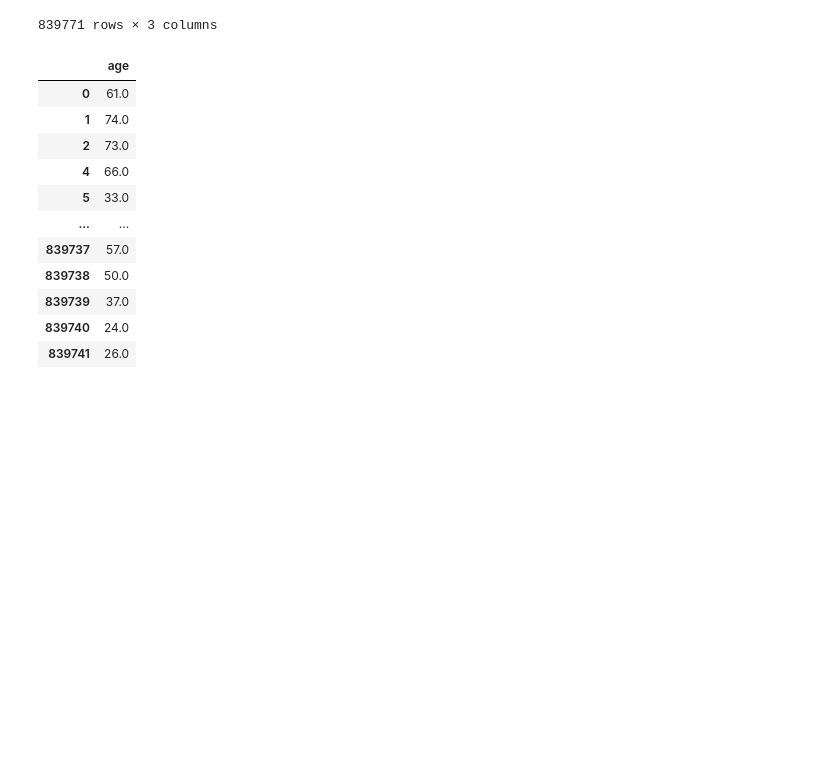
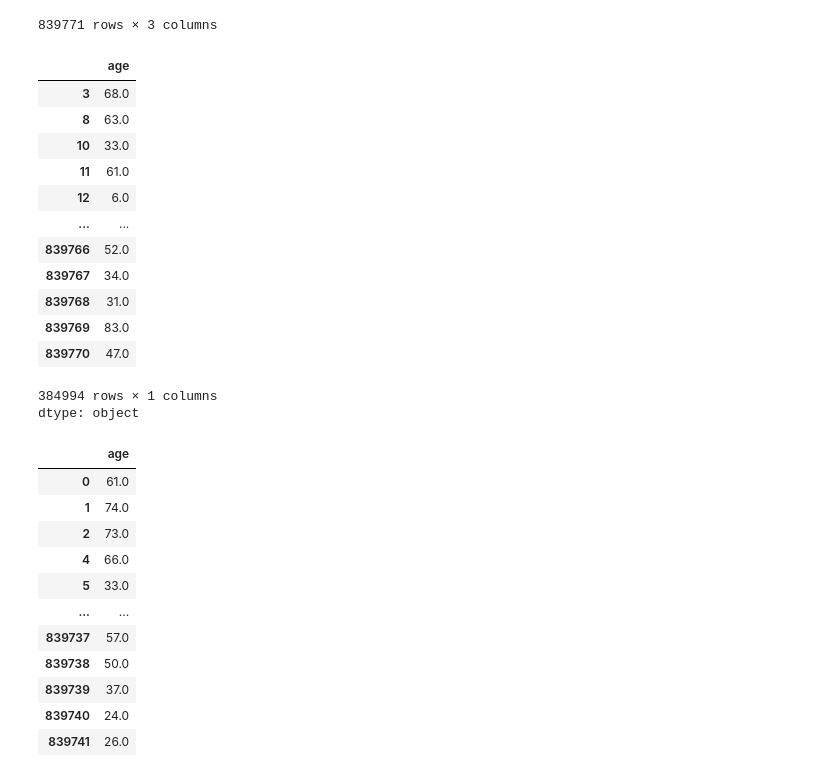
Before and after one commit to kanokwan-hongsopa/PythonDataViz2026, a Jupyter notebook: Pandas_101.ipynb, the cells around one changed output. Saved outputs shown, nothing was run; the diff lists cells and outputs as text; code cells hidden in the pictures; blank space fills up the shorter version.

```diff
--- a/Pandas_101.ipynb
+++ b/Pandas_101.ipynb
@@ -212,6 +280,24 @@ this_data
 | 839769 | ชาย | 83.0 | กาญจนบุรี |
 | 839770 | ชาย | 47.0 | กาญจนบุรี |
 839771 rows × 3 columns
+# %%
+male = this_data[this_data['sex']=='ชาย']
+male['age']
+# %% [output]
+|  | age |
+| 3 | 68.0 |
+| 8 | 63.0 |
+| 10 | 33.0 |
+| 11 | 61.0 |
+| 12 | 6.0 |
+| ... | ... |
+| 839766 | 52.0 |
+| 839767 | 34.0 |
+| 839768 | 31.0 |
+| 839769 | 83.0 |
+| 839770 | 47.0 |
+384994 rows × 1 columns
+dtype: object
 # %%
 female = this_data[this_data['sex']=='หญิง']
 female['age']
```
Also changed, not shown: parts of 11 cells of this notebook.
